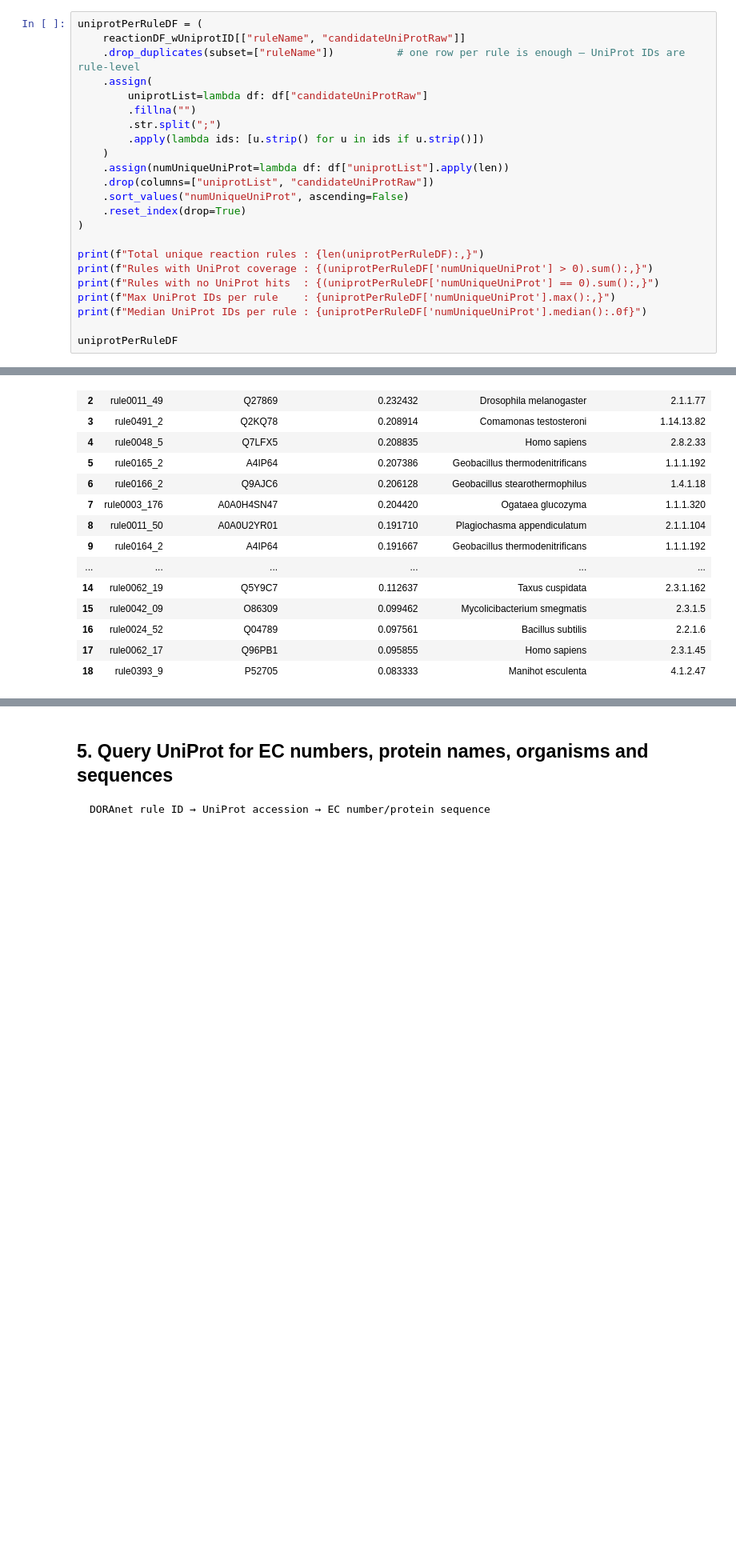
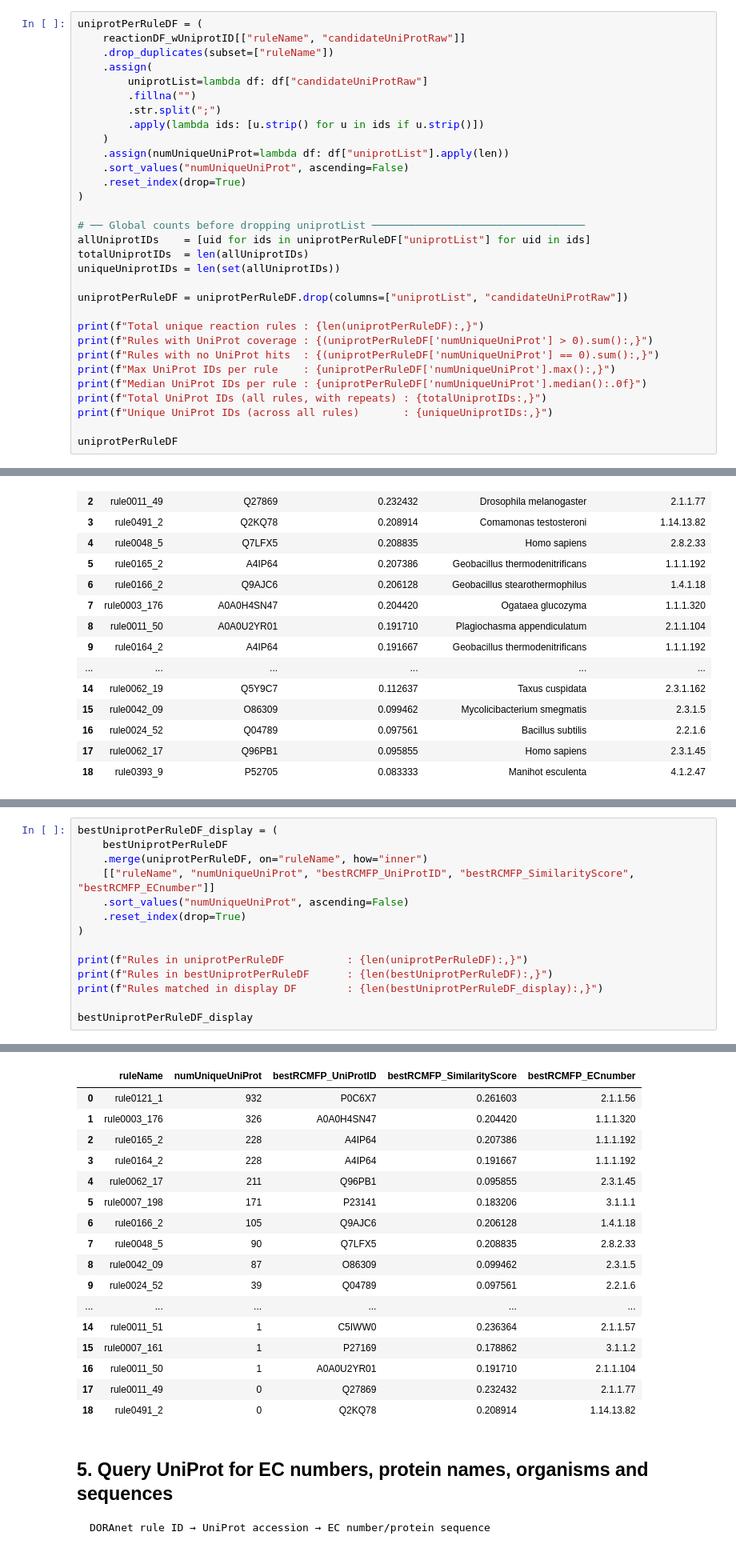
Before and after one commit to soumyadeepghosh35/DTRA_DrugDesign, a Jupyter notebook: DTRA_project_notebooks/Step10_DNA_design_pipeline_wPathwayReconstruction_OneCompound.ipynb, the cells around one changed output, grey strips where cells are left out. Shown at 80% size. Saved outputs shown, nothing was run; the diff lists cells and outputs as text; blank space fills up the shorter version.

Commit message:
proof-of-concept for DNA design of one compound with display tables

```diff
--- a/DTRA_project_notebooks/Step10_DNA_design_pipeline_wPathwayReconstruction_OneCompound.ipynb
+++ b/DTRA_project_notebooks/Step10_DNA_design_pipeline_wPathwayReconstruction_OneCompound.ipynb
@@ -1433,7 +1433,7 @@ Name: count, dtype: int64
 # %%
 uniprotPerRuleDF = (
     reactionDF_wUniprotID[["ruleName", "candidateUniProtRaw"]]
-    .drop_duplicates(subset=["ruleName"])          # one row per rule is enough — UniProt IDs are rule-level
+    .drop_duplicates(subset=["ruleName"])
     .assign(
         uniprotList=lambda df: df["candidateUniProtRaw"]
         .fillna("")
@@ -1441,16 +1441,24 @@ uniprotPerRuleDF = (
         .apply(lambda ids: [u.strip() for u in ids if u.strip()])
     )
     .assign(numUniqueUniProt=lambda df: df["uniprotList"].apply(len))
-    .drop(columns=["uniprotList", "candidateUniProtRaw"])
     .sort_values("numUniqueUniProt", ascending=False)
     .reset_index(drop=True)
 )
+
+# ── Global counts before dropping uniprotList ──────────────────────────────────
+allUniprotIDs    = [uid for ids in uniprotPerRuleDF["uniprotList"] for uid in ids]
+totalUniprotIDs  = len(allUniprotIDs)
+uniqueUniprotIDs = len(set(allUniprotIDs))
+
+uniprotPerRuleDF = uniprotPerRuleDF.drop(columns=["uniprotList", "candidateUniProtRaw"])
 
 print(f"Total unique reaction rules : {len(uniprotPerRuleDF):,}")
 print(f"Rules with UniProt coverage : {(uniprotPerRuleDF['numUniqueUniProt'] > 0).sum():,}")
 print(f"Rules with no UniProt hits  : {(uniprotPerRuleDF['numUniqueUniProt'] == 0).sum():,}")
 print(f"Max UniProt IDs per rule    : {uniprotPerRuleDF['numUniqueUniProt'].max():,}")
 print(f"Median UniProt IDs per rule : {uniprotPerRuleDF['numUniqueUniProt'].median():.0f}")
+print(f"Total UniProt IDs (all rules, with repeats) : {totalUniprotIDs:,}")
+print(f"Unique UniProt IDs (across all rules)       : {uniqueUniprotIDs:,}")
 
 uniprotPerRuleDF
 # %% [output]
@@ -2294,0 +2298,15 @@ reactionDF_wUniprotID_display
+# %%
+bestUniprotPerRuleDF_display = (
+    bestUniprotPerRuleDF
+    .merge(uniprotPerRuleDF, on="ruleName", how="inner")
+    [["ruleName", "numUniqueUniProt", "bestRCMFP_UniProtID", "bestRCMFP_SimilarityScore", "bestRCMFP_ECnumber"]]
+    .sort_values("numUniqueUniProt", ascending=False)
+    .reset_index(drop=True)
+)
+
+print(f"Rules in uniprotPerRuleDF          : {len(uniprotPerRuleDF):,}")
+print(f"Rules in bestUniprotPerRuleDF      : {len(bestUniprotPerRuleDF):,}")
+print(f"Rules matched in display DF        : {len(bestUniprotPerRuleDF_display):,}")
+
+bestUniprotPerRuleDF_display
+# %% [output]
@@ -2295,3 +2316,20 @@ reactionDF_wUniprotID_display
+|  | ruleName | numUniqueUniProt | bestRCMFP_UniProtID | bestRCMFP_SimilarityScore | bestRCMFP_ECnumber |
+| 0 | rule0121_1 | 932 | P0C6X7 | 0.261603 | 2.1.1.56 |
+| 1 | rule0003_176 | 326 | A0A0H4SN47 | 0.204420 | 1.1.1.320 |
+| 2 | rule0165_2 | 228 | A4IP64 | 0.207386 | 1.1.1.192 |
+| 3 | rule0164_2 | 228 | A4IP64 | 0.191667 | 1.1.1.192 |
+| 4 | rule0062_17 | 211 | Q96PB1 | 0.095855 | 2.3.1.45 |
+| 5 | rule0007_198 | 171 | P23141 | 0.183206 | 3.1.1.1 |
+| 6 | rule0166_2 | 105 | Q9AJC6 | 0.206128 | 1.4.1.18 |
+| 7 | rule0048_5 | 90 | Q7LFX5 | 0.208835 | 2.8.2.33 |
+| 8 | rule0042_09 | 87 | O86309 | 0.099462 | 2.3.1.5 |
+| 9 | rule0024_52 | 39 | Q04789 | 0.097561 | 2.2.1.6 |
+| ... | ... | ... | ... | ... | ... |
+| 14 | rule0011_51 | 1 | C5IWW0 | 0.236364 | 2.1.1.57 |
+| 15 | rule0007_161 | 1 | P27169 | 0.178862 | 3.1.1.2 |
+| 16 | rule0011_50 | 1 | A0A0U2YR01 | 0.191710 | 2.1.1.104 |
+| 17 | rule0011_49 | 0 | Q27869 | 0.232432 | 2.1.1.77 |
+| 18 | rule0491_2 | 0 | Q2KQ78 | 0.208914 | 1.14.13.82 |
 # %% [markdown]
 ## 5. Query UniProt for EC numbers, protein names, organisms and sequences
 
```
Also changed, not shown: parts of 5 cells of this notebook.
